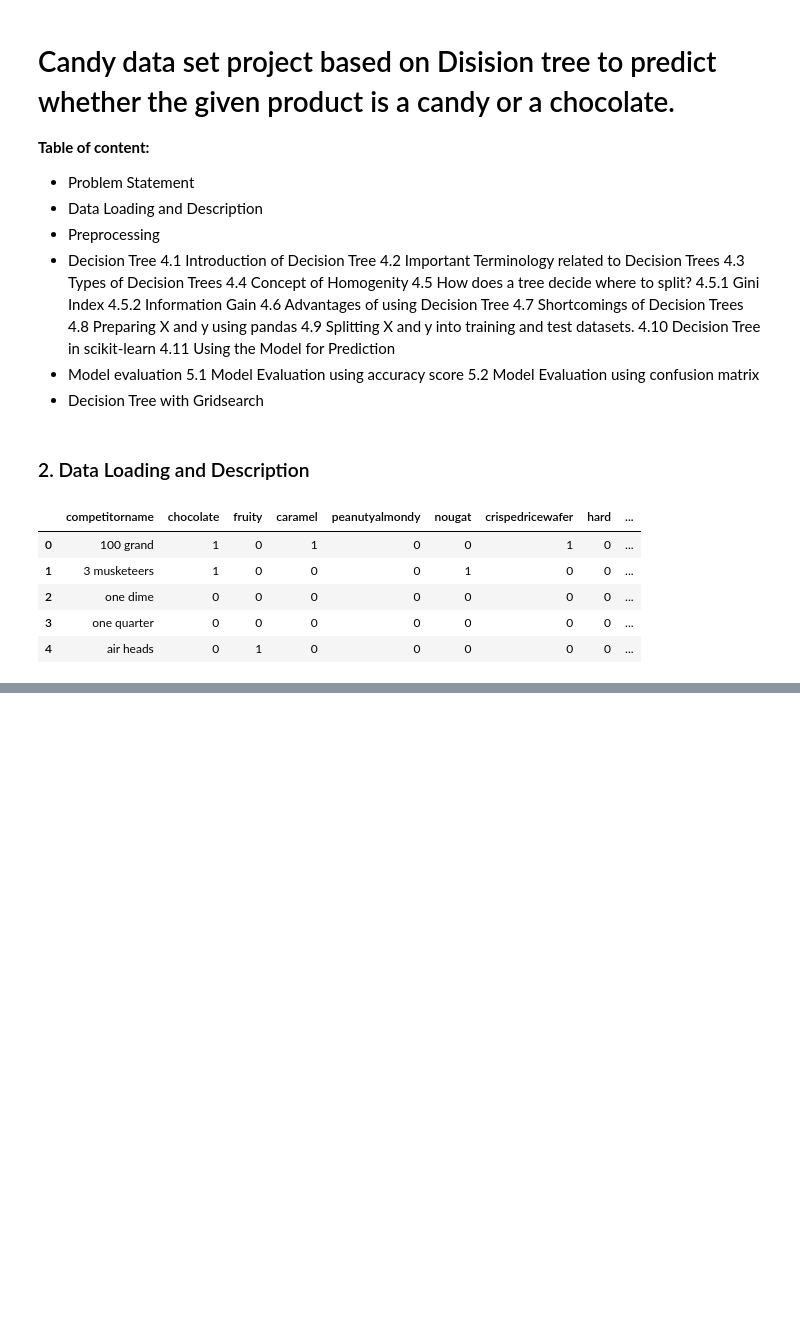
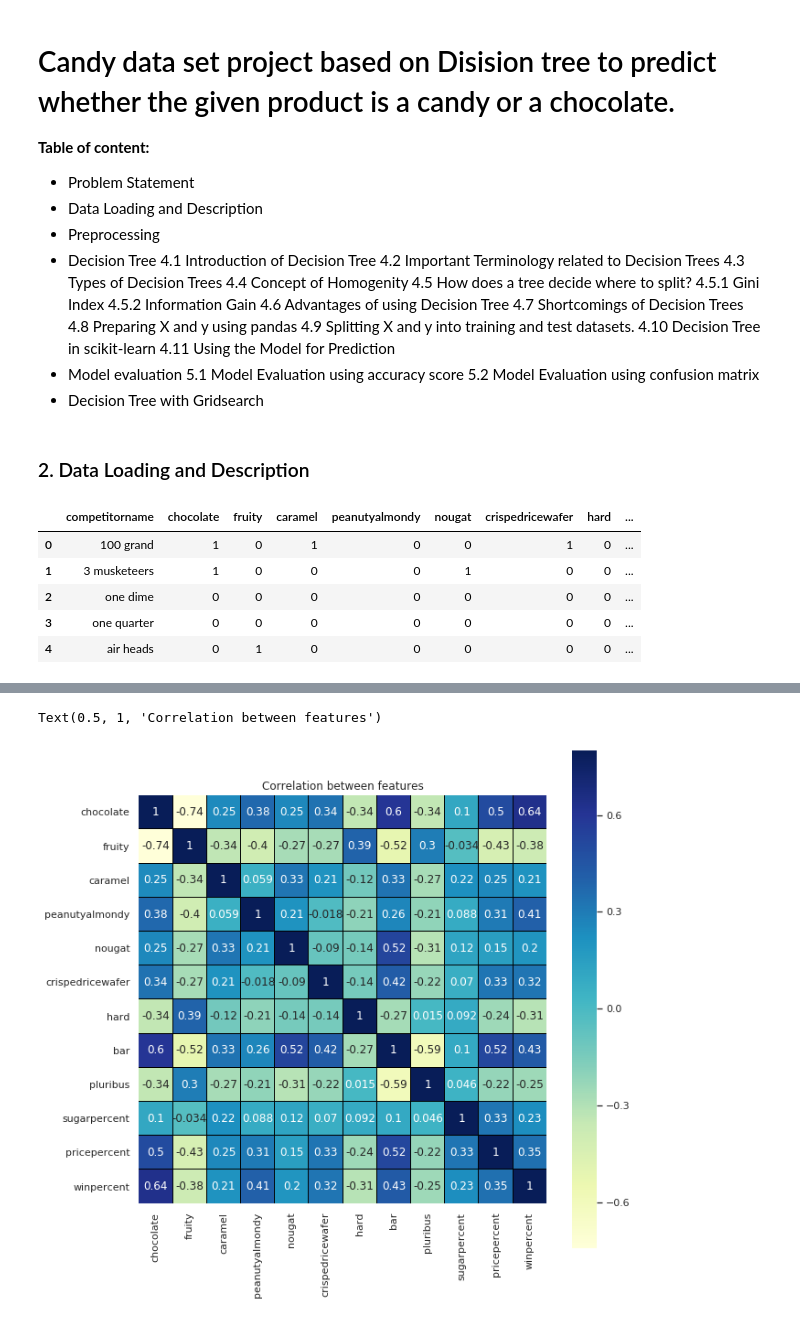
Before and after one commit to URP-DataScience/URP_ML1, a Jupyter notebook: ML Foundation Project.ipynb, the cells around one changed output, grey strips where cells are left out. Cells and saved outputs as stored; diff of their text form; code cells hidden in the pictures; blank space fills up the shorter version.

```diff
--- a/ML Foundation Project.ipynb
+++ b/ML Foundation Project.ipynb
@@ -57,0 +96,8 @@ candy_data.head ()
+# %%
+corr = candy_data.corr()
+plt.figure(figsize=(10,10))
+sns.heatmap(corr,vmax=.8,linewidth=.01, square = True, annot = True,cmap='YlGnBu',linecolor ='black')
+plt.title('Correlation between features')
+# %% [output]
+Text(0.5, 1, 'Correlation between features')
+[figure, added]
```
Also changed, not shown: parts of 4 cells of this notebook.
